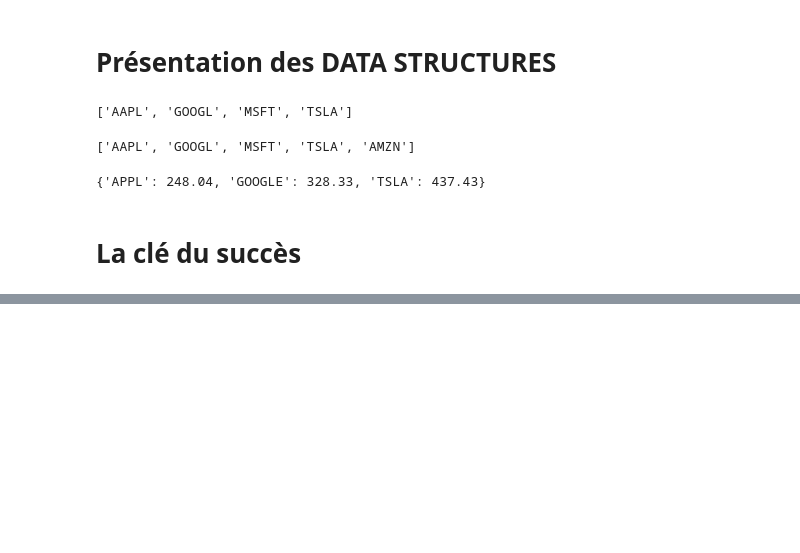
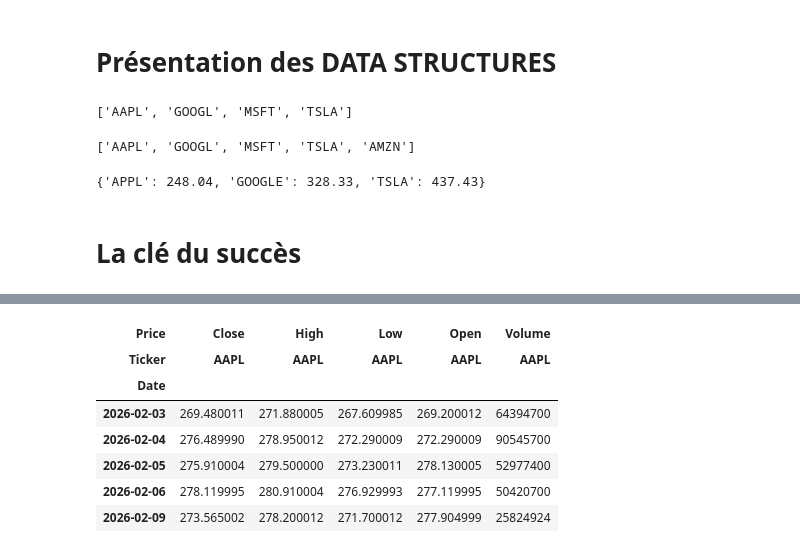
Before and after one commit to melynazrd/IAE_METZ_2026_DATA_AUDIT, a Jupyter notebook: SCRIPTS/analyse_bourse.ipynb, the cells around one changed output, grey strips where cells are left out. Drawn from its saved outputs; the diff is of its cells as text; code cells hidden in the pictures; blank space fills up the shorter version.

```diff
--- a/SCRIPTS/analyse_bourse.ipynb
+++ b/SCRIPTS/analyse_bourse.ipynb
@@ -81,0 +152,12 @@ import yfinance as yf
+# %%
+data.head() # fonction pour voir les 5 premières lignes du dataset
+data.tail() # fonction pour voir les 5 dernières lignes du dataset
+# %% [output]
+| Price | Close | High | Low | Open | Volume |
+| Ticker | AAPL | AAPL | AAPL | AAPL | AAPL |
+| Date |  |  |  |  |  |
+| 2026-02-03 | 269.480011 | 271.880005 | 267.609985 | 269.200012 | 64394700 |
+| 2026-02-04 | 276.489990 | 278.950012 | 272.290009 | 272.290009 | 90545700 |
+| 2026-02-05 | 275.910004 | 279.500000 | 273.230011 | 278.130005 | 52977400 |
+| 2026-02-06 | 278.119995 | 280.910004 | 276.929993 | 277.119995 | 50420700 |
+| 2026-02-09 | 273.565002 | 278.200012 | 271.700012 | 277.904999 | 25824924 |
```
Also changed, not shown: parts of 11 cells of this notebook.
